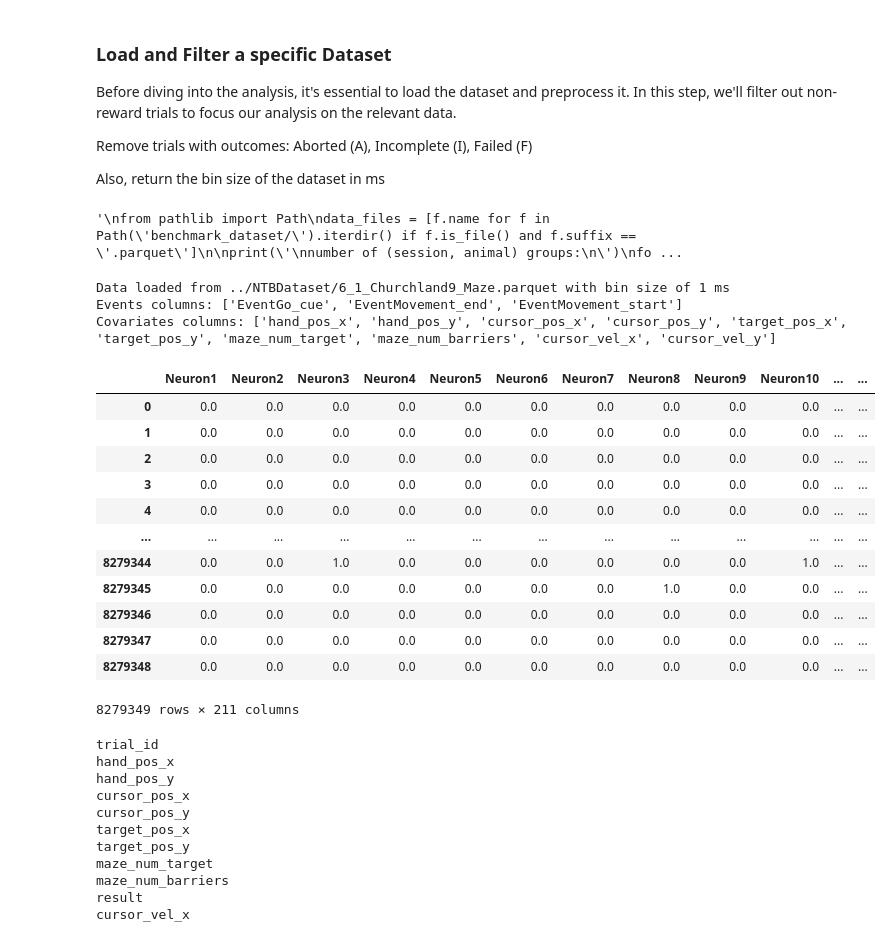
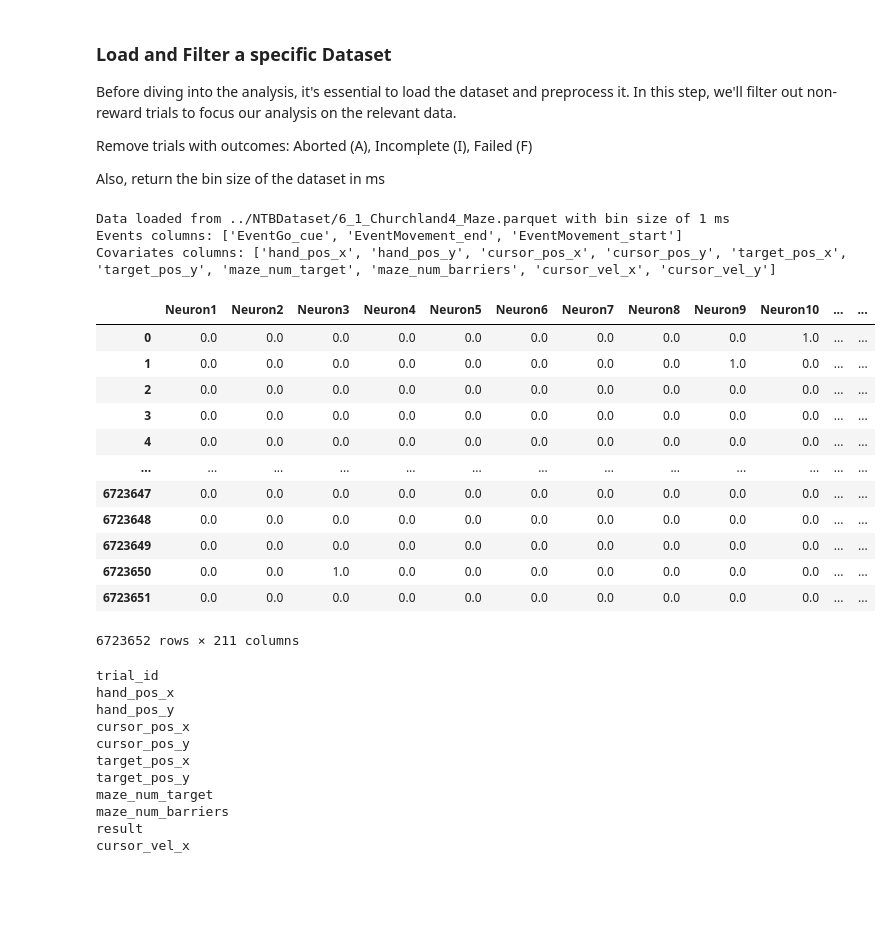
Before and after one commit to catniplab/NeuroTask, a Jupyter notebook: xfads_tutorial/tutorial.ipynb, the cells around one changed output. Drawn from its saved outputs; the diff is of its cells as text; code cells hidden in the pictures; blank space fills up the shorter version.

```diff
--- a/xfads_tutorial/tutorial.ipynb
+++ b/xfads_tutorial/tutorial.ipynb
@@ -46,42 +50,29 @@ Before diving into the analysis, it's essential to load the dataset and preproce
 Remove trials with outcomes: Aborted (A), Incomplete (I), Failed (F)
 
 Also, return the bin size of the dataset in ms
-# %%
-# Run this if you want to see the number of session-animal combinations in all datasets.
-"""
-from pathlib import Path
-data_files = [f.name for f in Path('benchmark_dataset/').iterdir() if f.is_file() and f.suffix == '.parquet']
-
-print('\nnumber of (session, animal) groups:\n')
-for data_file in data_files:
-    dataset, bin = load_and_filter_parquet(f'benchmark_dataset/{data_file}', ['A', 'I','F'])
-    print(f"\n{data_file}: {len(dataset.groupby(['session', 'animal'])['trial_id'].nunique())}\n")
-"""
-# %% [output]
-'\nfrom pathlib import Path\ndata_files = [f.name for f in Path(\'benchmark_dataset/\').iterdir() if f.is_file() and f.suffix == \'.parquet\']\n\nprint(\'\nnumber of (session, animal) groups:\n\')\nfo ...
 # %%
 # Note: the folder name that contains the data files should not contain '_'
-parquet_file_path = '../NTBDataset/6_1_Churchland9_Maze.parquet'
+parquet_file_path = '../NTBDataset/6_1_Churchland4_Maze.parquet'
 dataset, orig_bin_size = load_and_filter_parquet(parquet_file_path, ['A', 'I','F'])
 orig_bin_size = int(orig_bin_size)
 dataset
 # %% [output]
-Data loaded from ../NTBDataset/6_1_Churchland9_Maze.parquet with bin size of 1 ms
+Data loaded from ../NTBDataset/6_1_Churchland4_Maze.parquet with bin size of 1 ms
 Events columns: ['EventGo_cue', 'EventMovement_end', 'EventMovement_start']
 Covariates columns: ['hand_pos_x', 'hand_pos_y', 'cursor_pos_x', 'cursor_pos_y', 'target_pos_x', 'target_pos_y', 'maze_num_target', 'maze_num_barriers', 'cursor_vel_x', 'cursor_vel_y']
 |  | Neuron1 | Neuron2 | Neuron3 | Neuron4 | Neuron5 | Neuron6 | Neuron7 | Neuron8 | Neuron9 | Neuron10 | ... | ... |
-| 0 | 0.0 | 0.0 | 0.0 | 0.0 | 0.0 | 0.0 | 0.0 | 0.0 | 0.0 | 0.0 | ... | ... |
-| 1 | 0.0 | 0.0 | 0.0 | 0.0 | 0.0 | 0.0 | 0.0 | 0.0 | 0.0 | 0.0 | ... | ... |
+| 0 | 0.0 | 0.0 | 0.0 | 0.0 | 0.0 | 0.0 | 0.0 | 0.0 | 0.0 | 1.0 | ... | ... |
+| 1 | 0.0 | 0.0 | 0.0 | 0.0 | 0.0 | 0.0 | 0.0 | 0.0 | 1.0 | 0.0 | ... | ... |
 | 2 | 0.0 | 0.0 | 0.0 | 0.0 | 0.0 | 0.0 | 0.0 | 0.0 | 0.0 | 0.0 | ... | ... |
 | 3 | 0.0 | 0.0 | 0.0 | 0.0 | 0.0 | 0.0 | 0.0 | 0.0 | 0.0 | 0.0 | ... | ... |
 | 4 | 0.0 | 0.0 | 0.0 | 0.0 | 0.0 | 0.0 | 0.0 | 0.0 | 0.0 | 0.0 | ... | ... |
 | ... | ... | ... | ... | ... | ... | ... | ... | ... | ... | ... | ... | ... |
-| 8279344 | 0.0 | 0.0 | 1.0 | 0.0 | 0.0 | 0.0 | 0.0 | 0.0 | 0.0 | 1.0 | ... | ... |
-| 8279345 | 0.0 | 0.0 | 0.0 | 0.0 | 0.0 | 0.0 | 0.0 | 1.0 | 0.0 | 0.0 | ... | ... |
-| 8279346 | 0.0 | 0.0 | 0.0 | 0.0 | 0.0 | 0.0 | 0.0 | 0.0 | 0.0 | 0.0 | ... | ... |
-| 8279347 | 0.0 | 0.0 | 0.0 | 0.0 | 0.0 | 0.0 | 0.0 | 0.0 | 0.0 | 0.0 | ... | ... |
-| 8279348 | 0.0 | 0.0 | 0.0 | 0.0 | 0.0 | 0.0 | 0.0 | 0.0 | 0.0 | 0.0 | ... | ... |
+| 6723647 | 0.0 | 0.0 | 0.0 | 0.0 | 0.0 | 0.0 | 0.0 | 0.0 | 0.0 | 0.0 | ... | ... |
+| 6723648 | 0.0 | 0.0 | 0.0 | 0.0 | 0.0 | 0.0 | 0.0 | 0.0 | 0.0 | 0.0 | ... | ... |
+| 6723649 | 0.0 | 0.0 | 0.0 | 0.0 | 0.0 | 0.0 | 0.0 | 0.0 | 0.0 | 0.0 | ... | ... |
+| 6723650 | 0.0 | 0.0 | 1.0 | 0.0 | 0.0 | 0.0 | 0.0 | 0.0 | 0.0 | 0.0 | ... | ... |
+| 6723651 | 0.0 | 0.0 | 0.0 | 0.0 | 0.0 | 0.0 | 0.0 | 0.0 | 0.0 | 0.0 | ... | ... |
-8279349 rows × 211 columns
+6723652 rows × 211 columns
 # %%
 for column in dataset.columns:
     if "Neuron" not in column:
```
Also changed, not shown: parts of 27 cells of this notebook.
